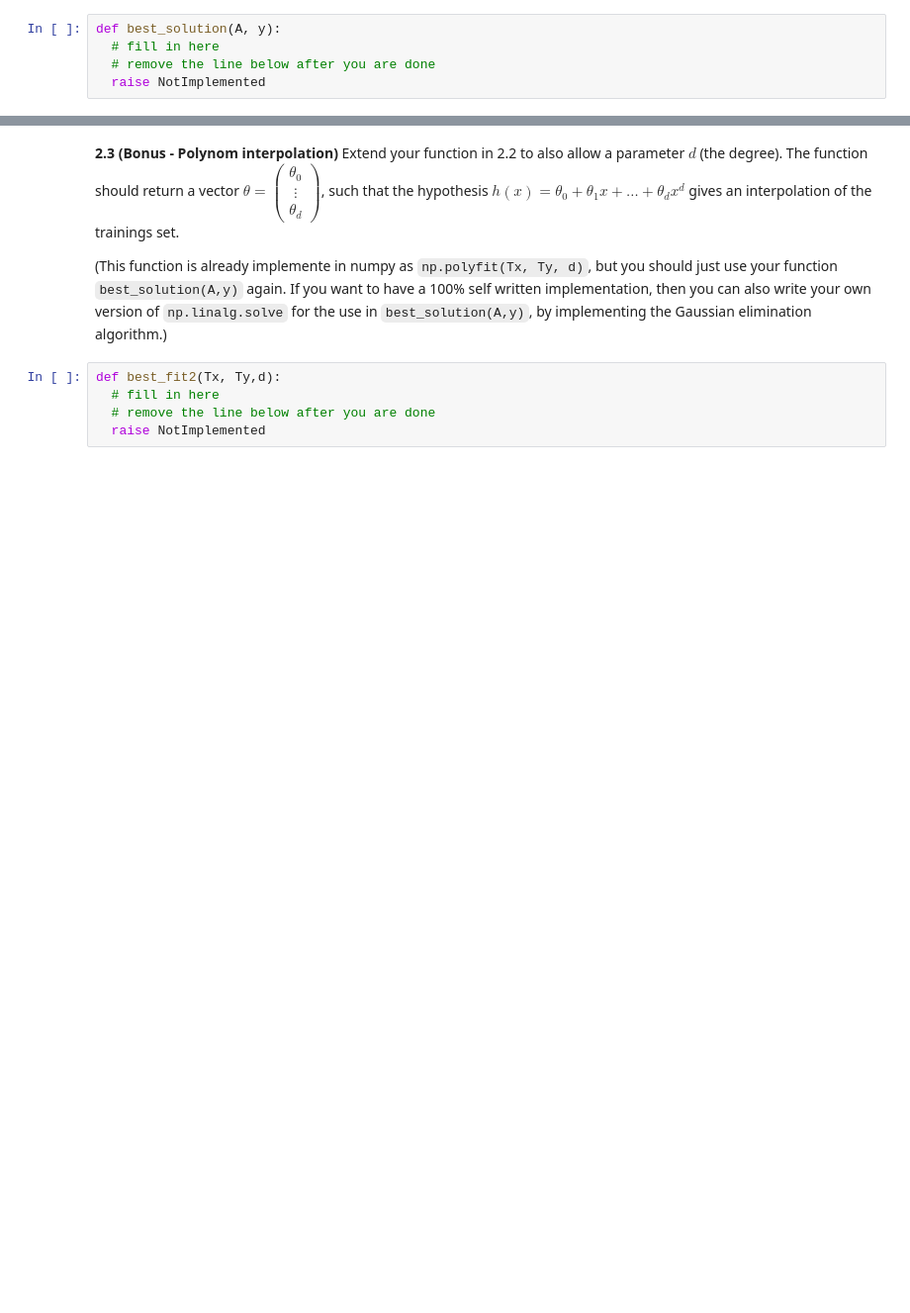
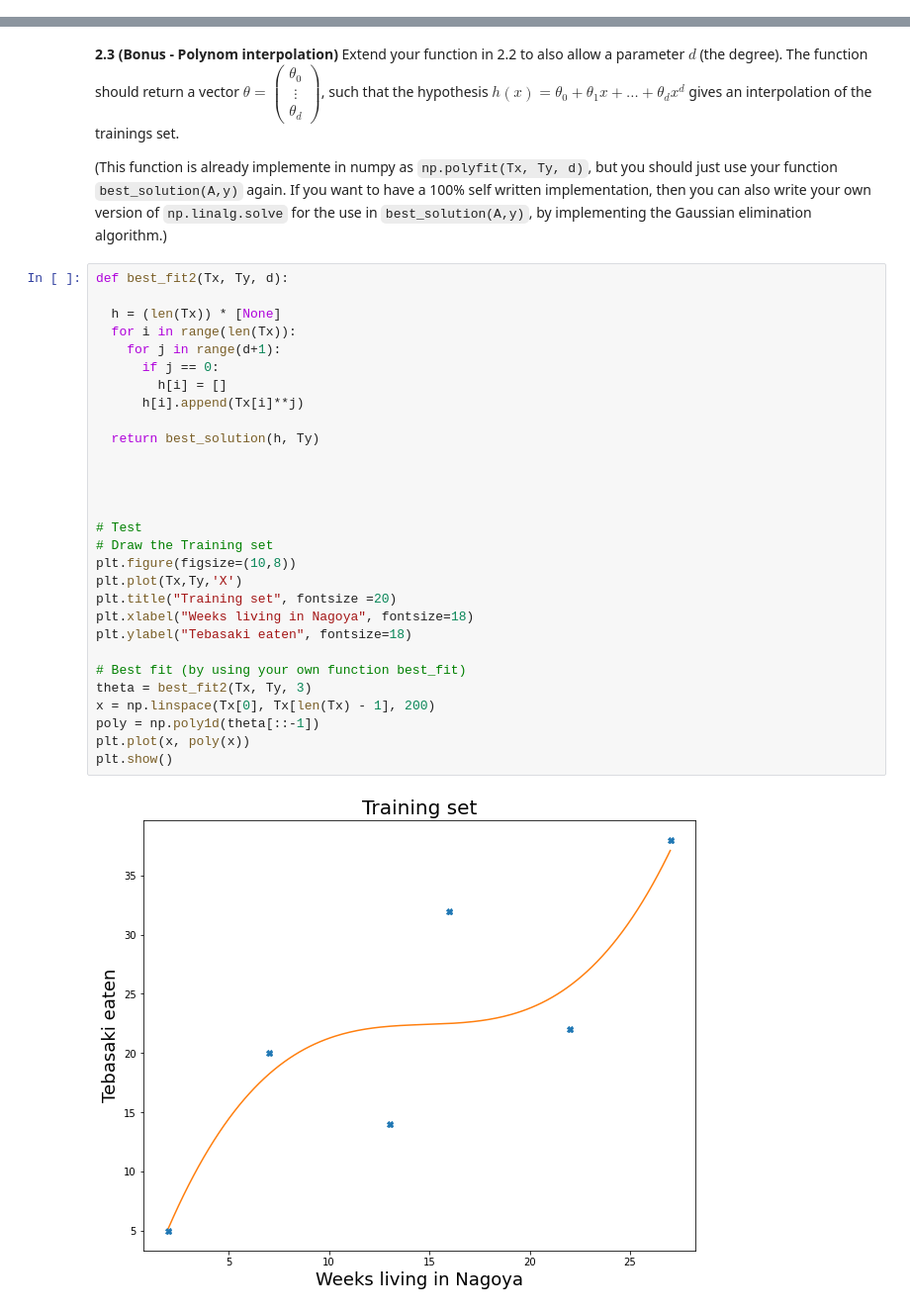
Before and after one commit to NUG30/homework-1-Jeremyptq, a Jupyter notebook: Assignment1.ipynb, the cells around one changed output, grey strips where cells are left out. Shown: that part at 99% size. Drawn from its saved outputs; the diff is of its cells as text; blank space fills up the shorter version.

```diff
--- a/Assignment1.ipynb
+++ b/Assignment1.ipynb
@@ -156,8 +331,3 @@ We learned that the "best" solution of a linear system $A \theta = y$ (which mig
 This solution for $\theta$ minimizes $||A\theta - y||$. If the columns of $A$ are linearly independet (which is usually the case in real life applications), then the $n\times n$-matrix $A^T A$ has full rank, i.e. is invertible and the above euqation can be solved exaclty.
 
 **2.1** Implement a function `best_solution(A,y)` which takes as an input a matrix $A$ and a vector $y$ as above and which outputs a vector $\theta \in \mathbb{R}^n$, which is the solution of $(A^T A) \theta = A^T y$. Use the function `np.linalg.solve` for this.
-# %%
-def best_solution(A, y):
-  # fill in here
-  # remove the line below after you are done
-  raise NotImplemented
@@ -199,8 +387,34 @@ plt.show()
 **2.3 (Bonus - Polynom interpolation)** Extend your function in 2.2 to also allow a parameter $d$ (the degree). The function should return a vector $\theta=\begin{pmatrix} \theta_0 \\ \vdots \\ \theta_d \end{pmatrix}$, such that the hypothesis $h(x) = \theta_0 + \theta_1 x + \dots + \theta_d x^d$ gives an interpolation of the trainings set.
 
 (This function is already implemente in numpy as `np.polyfit(Tx, Ty, d)`, but you should just use your function `best_solution(A,y)` again. If you want to have a 100% self written implementation, then you can also write your own version of `np.linalg.solve` for the use in `best_solution(A,y)`, by implementing the Gaussian elimination algorithm.)
-# %%
-def best_fit2(Tx, Ty,d):
-  # fill in here
-  # remove the line below after you are done
-  raise NotImplemented
+# %%
+def best_fit2(Tx, Ty, d):
+
+  h = (len(Tx)) * [None]
+  for i in range(len(Tx)):
+    for j in range(d+1):
+      if j == 0:
+        h[i] = []
+      h[i].append(Tx[i]**j)
+
+  return best_solution(h, Ty)
+
+
+
+
+# Test
+# Draw the Training set
+plt.figure(figsize=(10,8))
+plt.plot(Tx,Ty,'X')
+plt.title("Training set", fontsize =20)
+plt.xlabel("Weeks living in Nagoya", fontsize=18)
+plt.ylabel("Tebasaki eaten", fontsize=18)
+
+# Best fit (by using your own function best_fit)
+theta = best_fit2(Tx, Ty, 3)
+x = np.linspace(Tx[0], Tx[len(Tx) - 1], 200)
+poly = np.poly1d(theta[::-1])
+plt.plot(x, poly(x))
+plt.show()
+# %% [output]
+[figure, added]
```
Also changed, not shown: parts of 6 cells of this notebook.
